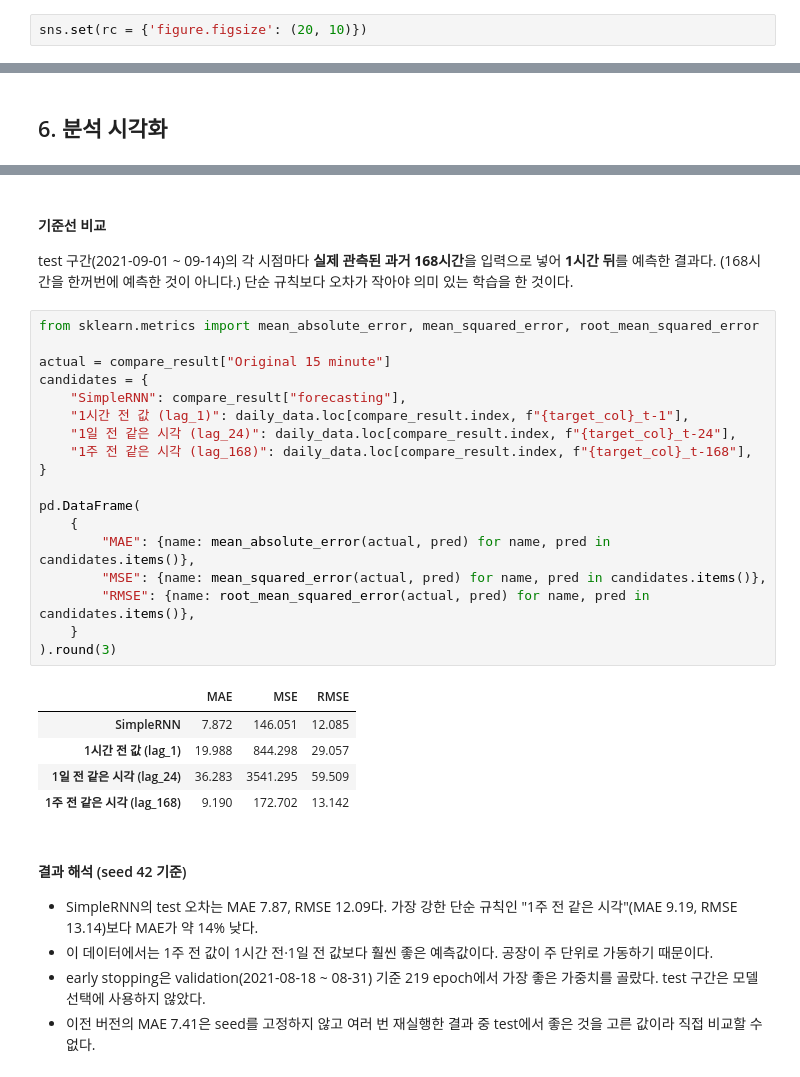
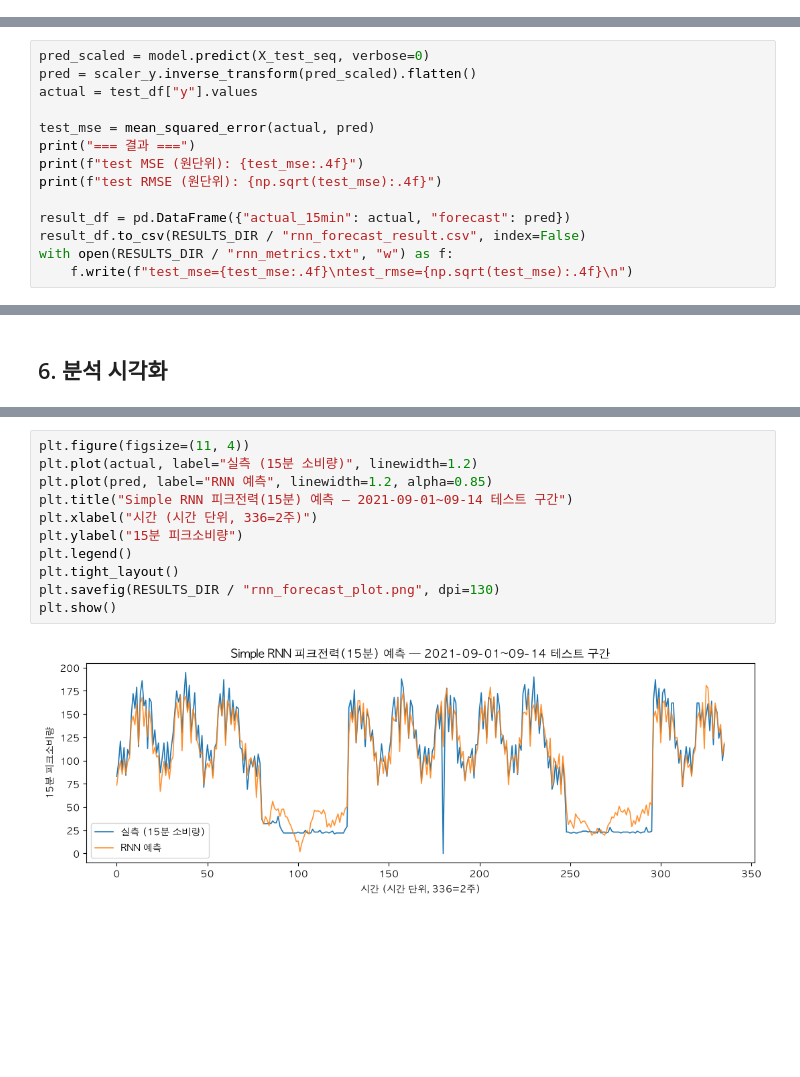
Before and after one commit to SeoHyun1024/kamp-resource-optimization-benchmark, a Jupyter notebook: notebooks/01_preprocessing.ipynb, the cells around one changed output, grey strips where cells are left out. Drawn from its saved outputs; the diff is of its cells as text; blank space fills up the shorter version.

```diff
--- a/notebooks/01_preprocessing.ipynb
+++ b/notebooks/01_preprocessing.ipynb
@@ -227,2 +31,0 @@ df.head()
-# %%
-sns.set(rc = {'figure.figsize': (20, 10)})
@@ -605,0 +309,14 @@ best_pred_168.to_csv("../results/the_best_rnn_pred_168.csv",index =True)
+# %%
+pred_scaled = model.predict(X_test_seq, verbose=0)
+pred = scaler_y.inverse_transform(pred_scaled).flatten()
+actual = test_df["y"].values
+
+test_mse = mean_squared_error(actual, pred)
+print("=== 결과 ===")
+print(f"test MSE (원단위): {test_mse:.4f}")
+print(f"test RMSE (원단위): {np.sqrt(test_mse):.4f}")
+
+result_df = pd.DataFrame({"actual_15min": actual, "forecast": pred})
+result_df.to_csv(RESULTS_DIR / "rnn_forecast_result.csv", index=False)
+with open(RESULTS_DIR / "rnn_metrics.txt", "w") as f:
+    f.write(f"test_mse={test_mse:.4f}\ntest_rmse={np.sqrt(test_mse):.4f}\n")
@@ -680,35 +329,13 @@ plt.show()
-# %% [markdown]
-#### 기준선 비교
-test 구간(2021-09-01 ~ 09-14)의 각 시점마다 **실제 관측된 과거 168시간**을 입력으로 넣어 **1시간 뒤**를 예측한 결과다.
-(168시간을 한꺼번에 예측한 것이 아니다.)
-단순 규칙보다 오차가 작아야 의미 있는 학습을 한 것이다.
-# %%
-from sklearn.metrics import mean_absolute_error, mean_squared_error, root_mean_squared_error
-
-actual = compare_result["Original 15 minute"]
-candidates = {
-    "SimpleRNN": compare_result["forecasting"],
-    "1시간 전 값 (lag_1)": daily_data.loc[compare_result.index, f"{target_col}_t-1"],
-    "1일 전 같은 시각 (lag_24)": daily_data.loc[compare_result.index, f"{target_col}_t-24"],
-    "1주 전 같은 시각 (lag_168)": daily_data.loc[compare_result.index, f"{target_col}_t-168"],
-}
-
-pd.DataFrame(
-    {
-        "MAE": {name: mean_absolute_error(actual, pred) for name, pred in candidates.items()},
-        "MSE": {name: mean_squared_error(actual, pred) for name, pred in candidates.items()},
-        "RMSE": {name: root_mean_squared_error(actual, pred) for name, pred in candidates.items()},
-    }
-).round(3)
-# %% [output]
-|  | MAE | MSE | RMSE |
-| SimpleRNN | 7.872 | 146.051 | 12.085 |
-| 1시간 전 값 (lag_1) | 19.988 | 844.298 | 29.057 |
-| 1일 전 같은 시각 (lag_24) | 36.283 | 3541.295 | 59.509 |
-| 1주 전 같은 시각 (lag_168) | 9.190 | 172.702 | 13.142 |
-# %% [markdown]
-#### 결과 해석 (seed 42 기준)
-- SimpleRNN의 test 오차는 MAE 7.87, RMSE 12.09다. 가장 강한 단순 규칙인 "1주 전 같은 시각"(MAE 9.19, RMSE 13.14)보다 MAE가 약 14% 낮다.
-- 이 데이터에서는 1주 전 값이 1시간 전·1일 전 값보다 훨씬 좋은 예측값이다. 공장이 주 단위로 가동하기 때문이다.
-- early stopping은 validation(2021-08-18 ~ 08-31) 기준 219 epoch에서 가장 좋은 가중치를 골랐다. test 구간은 모델 선택에 사용하지 않았다.
-- 이전 버전의 MAE 7.41은 seed를 고정하지 않고 여러 번 재실행한 결과 중 test에서 좋은 것을 고른 값이라 직접 비교할 수 없다.
+# %%
+plt.figure(figsize=(11, 4))
+plt.plot(actual, label="실측 (15분 소비량)", linewidth=1.2)
+plt.plot(pred, label="RNN 예측", linewidth=1.2, alpha=0.85)
+plt.title("Simple RNN 피크전력(15분) 예측 — 2021-09-01~09-14 테스트 구간")
+plt.xlabel("시간 (시간 단위, 336=2주)")
+plt.ylabel("15분 피크소비량")
+plt.legend()
+plt.tight_layout()
+plt.savefig(RESULTS_DIR / "rnn_forecast_plot.png", dpi=130)
+plt.show()
+# %% [output]
+[figure, added]
```
Also changed, not shown: parts of 92 cells of this notebook, 16 other files.
